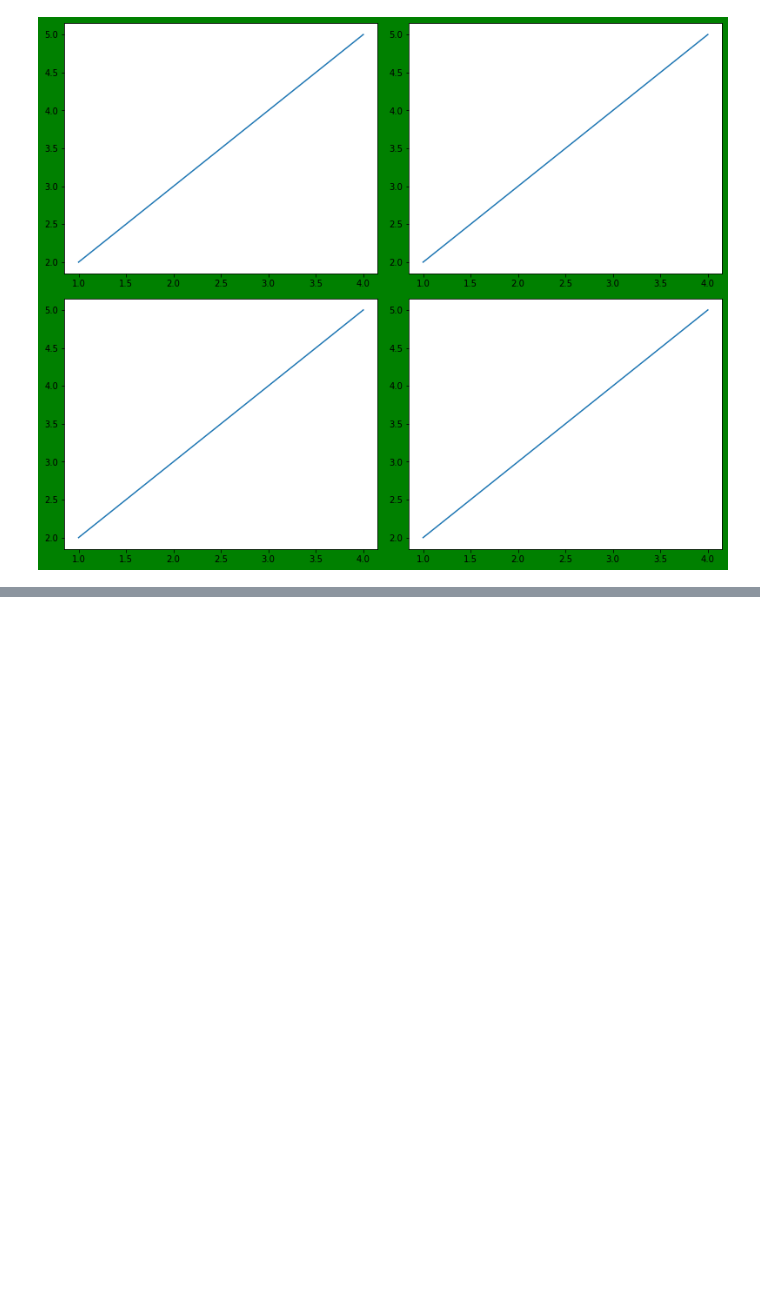
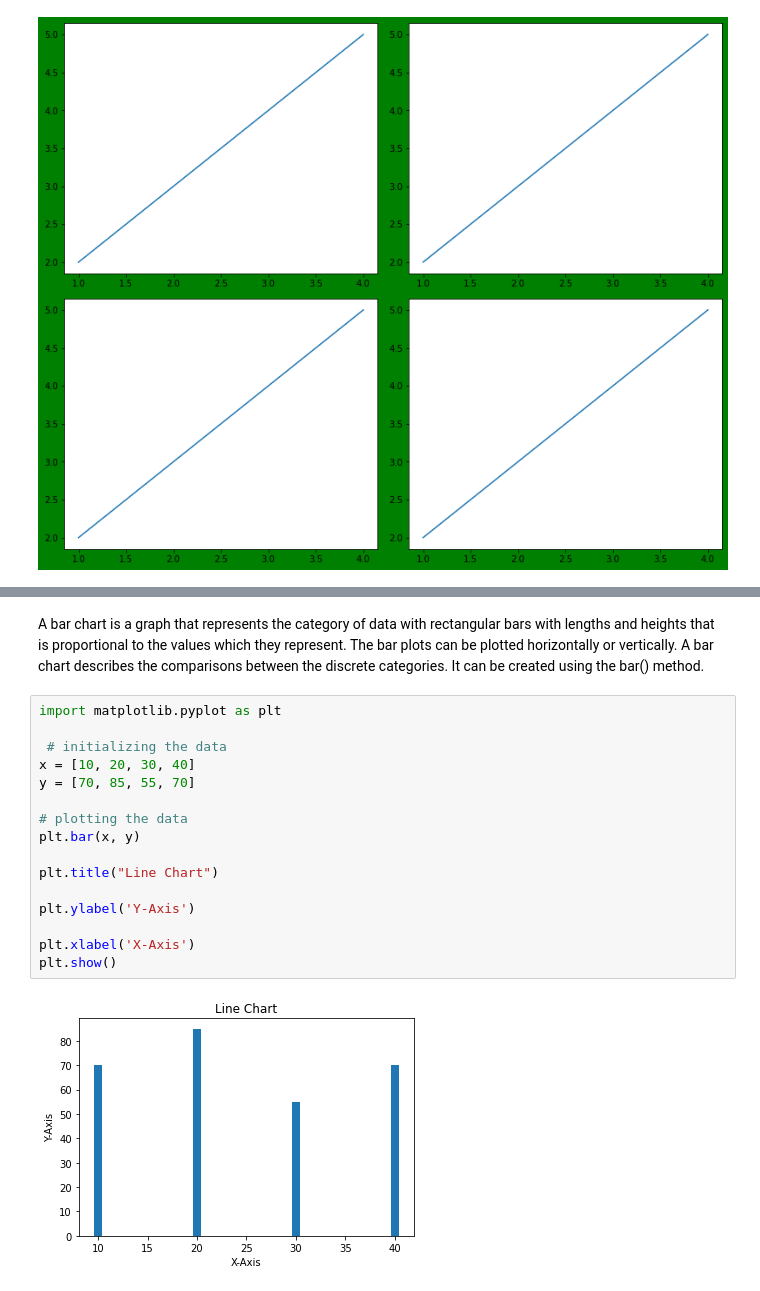
Before and after one commit to laxminavalagi/5thSem, a Jupyter notebook: Data_visualization_with_python.ipynb, the cells around one changed output, grey strips where cells are left out. Drawn from its saved outputs; the diff is of its cells as text; blank space fills up the shorter version.

```diff
--- a/Data_visualization_with_python.ipynb
+++ b/Data_visualization_with_python.ipynb
@@ -308,0 +352,20 @@ plt.show()
+# %% [markdown]
+A bar chart is a graph that represents the category of data with rectangular bars with lengths and heights that is proportional to the values which they represent. The bar plots can be plotted horizontally or vertically. A bar chart describes the comparisons between the discrete categories. It can be created using the bar() method.
+# %%
+import matplotlib.pyplot as plt
+
+ # initializing the data
+x = [10, 20, 30, 40]
+y = [70, 85, 55, 70]
+
+# plotting the data
+plt.bar(x, y)
+
+plt.title("Line Chart")
+
+plt.ylabel('Y-Axis')
+
+plt.xlabel('X-Axis')
+plt.show()
+# %% [output]
+[figure, added]
```
Also changed, not shown: parts of 29 cells of this notebook.
